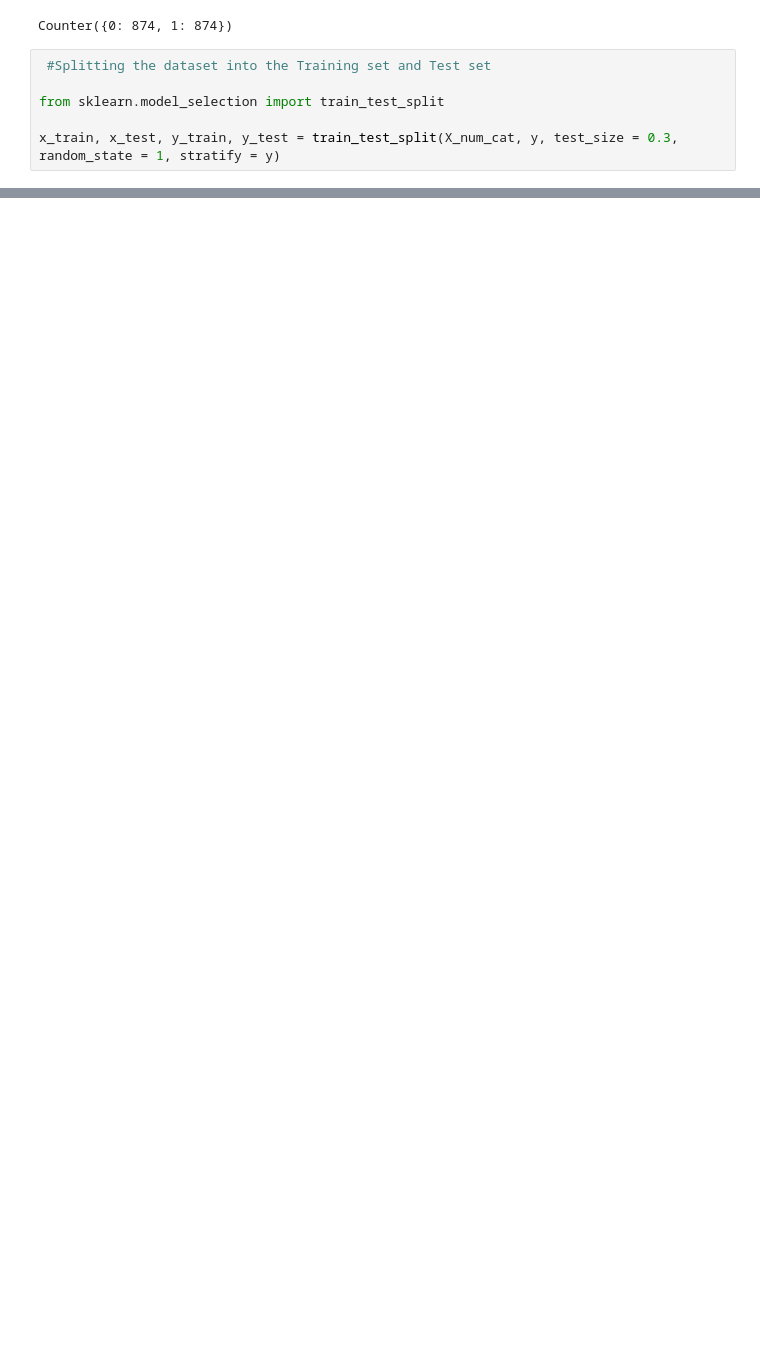
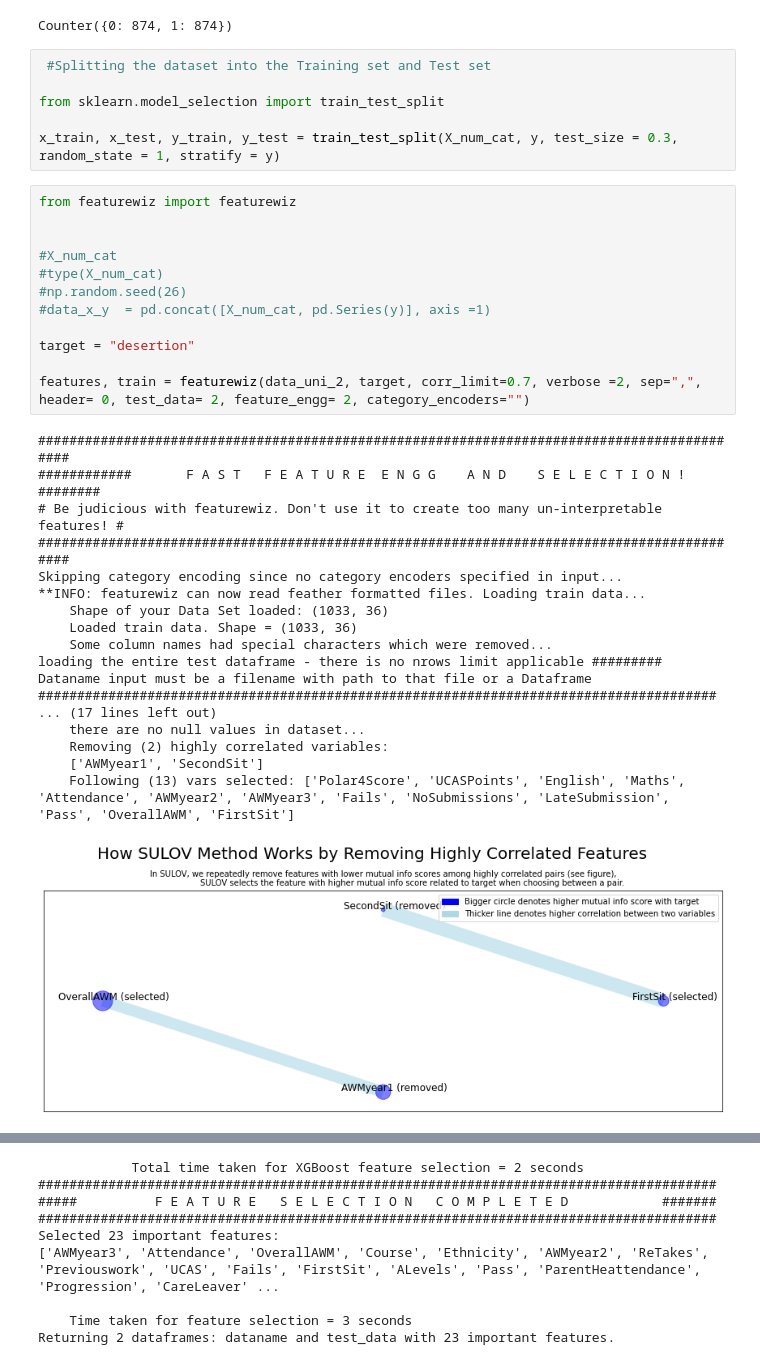
Before and after one commit to svillalobosvives/Dissertation-, a Jupyter notebook: Data Cleaning.ipynb, the cells around one changed output, grey strips where cells are left out. Saved outputs shown, nothing was run; the diff lists cells and outputs as text; blank space fills up the shorter version.

Commit message:
data preprocessing

```diff
--- a/Data Cleaning.ipynb
+++ b/Data Cleaning.ipynb
@@ -195,3 +250,34 @@ Counter({0: 874, 1: 874})
 from sklearn.model_selection import train_test_split
 
 x_train, x_test, y_train, y_test = train_test_split(X_num_cat, y, test_size = 0.3, random_state = 1, stratify = y)
+# %%
+from featurewiz import featurewiz
+
+
+#X_num_cat
+#type(X_num_cat)
+#np.random.seed(26)
+#data_x_y  = pd.concat([X_num_cat, pd.Series(y)], axis =1)
+
+target = "desertion"
+
+features, train = featurewiz(data_uni_2, target, corr_limit=0.7, verbose =2, sep=",", header= 0, test_data= 2, feature_engg= 2, category_encoders="")
+# %% [output]
+############################################################################################
+############       F A S T   F E A T U R E  E N G G    A N D    S E L E C T I O N ! ########
+# Be judicious with featurewiz. Don't use it to create too many un-interpretable features! #
+############################################################################################
+Skipping category encoding since no category encoders specified in input...
+**INFO: featurewiz can now read feather formatted files. Loading train data...
+    Shape of your Data Set loaded: (1033, 36)
+    Loaded train data. Shape = (1033, 36)
+    Some column names had special characters which were removed...
+loading the entire test dataframe - there is no nrows limit applicable #########
+Dataname input must be a filename with path to that file or a Dataframe
+#######################################################################################
+... (17 lines left out)
+    there are no null values in dataset...
+    Removing (2) highly correlated variables:
+    ['AWMyear1', 'SecondSit']
+    Following (13) vars selected: ['Polar4Score', 'UCASPoints', 'English', 'Maths', 'Attendance', 'AWMyear2', 'AWMyear3', 'Fails', 'NoSubmissions', 'LateSubmission', 'Pass', 'OverallAWM', 'FirstSit']
+[figure, added]
@@ -197,0 +302,9 @@ x_train, x_test, y_train, y_test = train_test_split(X_num_cat, y, test_size = 0.
+            Total time taken for XGBoost feature selection = 2 seconds
+#######################################################################################
+#####          F E A T U R E   S E L E C T I O N   C O M P L E T E D            #######
+#######################################################################################
+Selected 23 important features:
+['AWMyear3', 'Attendance', 'OverallAWM', 'Course', 'Ethnicity', 'AWMyear2', 'ReTakes', 'Previouswork', 'UCAS', 'Fails', 'FirstSit', 'ALevels', 'Pass', 'ParentHeattendance', 'Progression', 'CareLeaver' ...
+
+    Time taken for feature selection = 3 seconds
+Returning 2 dataframes: dataname and test_data with 23 important features.
```
Also changed, not shown: parts of 10 cells of this notebook.
